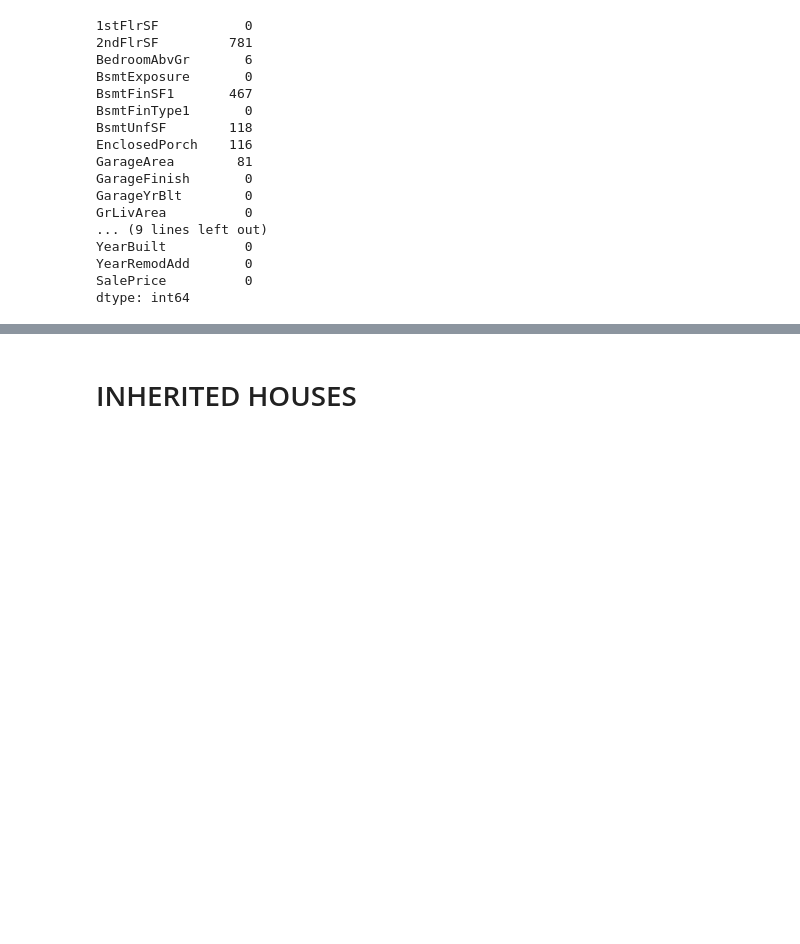
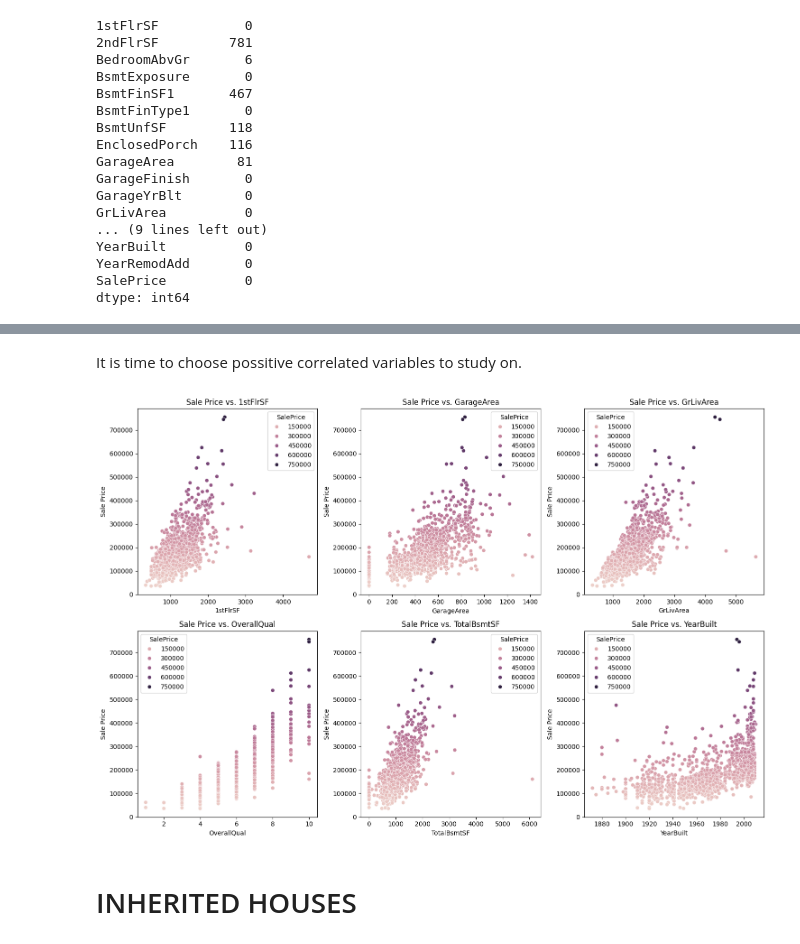
Before and after one commit to aksurcos/P5-Heritage-Housing, a Jupyter notebook: jupyter_notebooks/02_data_inspection.ipynb, the cells around one changed output, grey strips where cells are left out. Drawn from its saved outputs; the diff is of its cells as text; code cells hidden in the pictures; blank space fills up the shorter version.

```diff
--- a/jupyter_notebooks/02_data_inspection.ipynb
+++ b/jupyter_notebooks/02_data_inspection.ipynb
@@ -368,3 +433,32 @@ dtype: int64
+# %% [markdown]
+It is time to choose possitive correlated variables to study on.
+# %%
+study_variables = [
+    '1stFlrSF', 'GarageArea',
+    'GrLivArea', 'OverallQual',
+    'TotalBsmtSF', 'YearBuilt',
+]
+# %%
+df_study= df_onehot.filter(study_variables + ['SalePrice'])
+# %%
+import numpy as np
+import pandas as pd
+import seaborn as sns
+import warnings
+import matplotlib.pyplot as plt
+plt.figure(figsize=(15,10))
+
+for i, attribute in enumerate(study_variables, 1):
+    plt.subplot(2,3, i)
+    sns.scatterplot(data=df_study, x=df_study[attribute], y=house_prices_df['SalePrice'], hue='SalePrice')
+    plt.title(f'Sale Price vs. {attribute}')
+    plt.xlabel(attribute)
+    plt.ylabel('Sale Price')
+
+plt.tight_layout()
+plt.show()
+# %% [output]
+[figure, added]
 # %% [markdown]
 # INHERITED HOUSES
 # %% [markdown]
```
Also changed, not shown: parts of 8 cells of this notebook, 1 other file.
